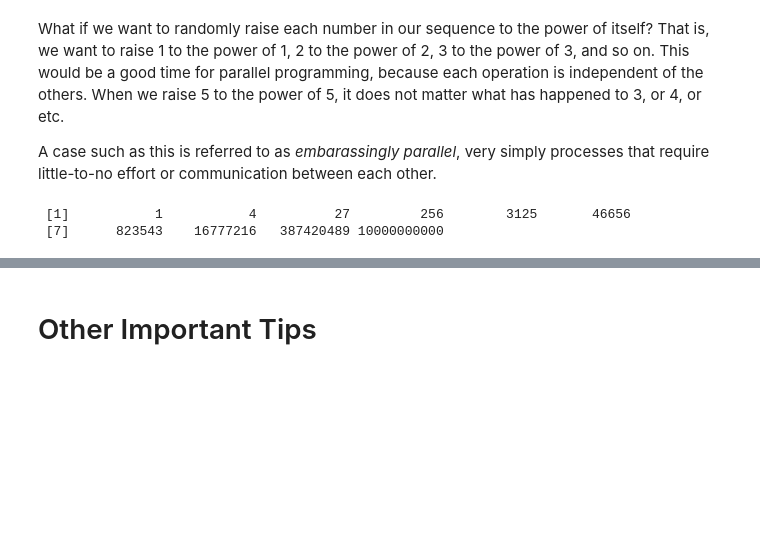
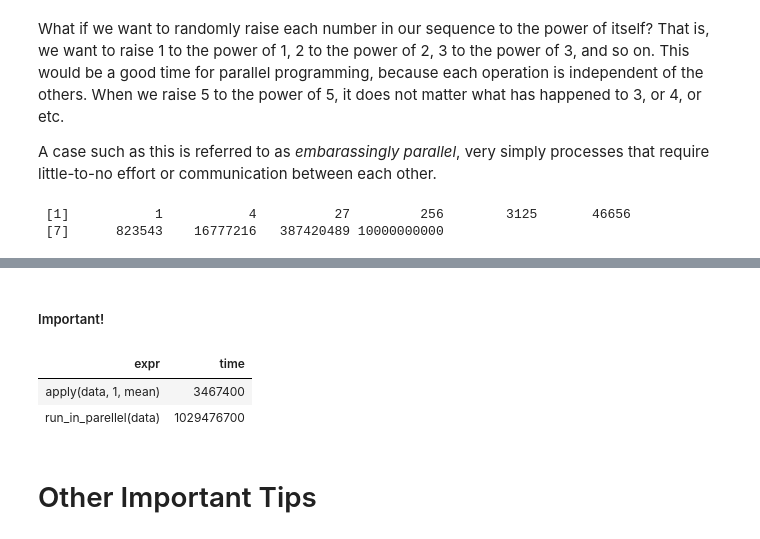
Before and after one commit to TylerTompa/Learn_R, a Jupyter notebook: Learn R Script Optimization.ipynb, the cells around one changed output, grey strips where cells are left out. Cells and saved outputs as stored; diff of their text form; code cells hidden in the pictures; blank space fills up the shorter version.

```diff
--- a/Learn R Script Optimization.ipynb
+++ b/Learn R Script Optimization.ipynb
@@ -301,3 +393,33 @@ x
+# %% [markdown]
+##### Important!
+# %%
+# IMPORTANT!
+# One more thing to keep in mind:
+# When using multiple cores, each one must communicate with each other.
+# This communication also takes time, and if the script is already fast enough,
+# then running in parallel could end up taking longer.
+# For this reason, we should always benchmark each option to make sure it's worth it.
+# In the previous examples, running in parallel has been faster, but if we use a smaller dataset?
+
+n <- 1e3
+data <- matrix(sample(n, n, replace=TRUE), nrow=n)
+
+run_in_parellel <- function (input) {
+    cores_to_use <- detectCores() - 1
+    cluster <- makeCluster(cores_to_use)
+    parApply(cluster, input, 1, mean)
+    stopCluster(cluster)
+}
+
+microbenchmark( apply(data, 1, mean),
+              run_in_parellel(data),
+              times = 1)
+
+# In this case, the extra speed does not make up for the time spent communicating between each core.
+# %% [output]
+| expr | time |
+| apply(data, 1, mean) | 3467400 |
+| run_in_parellel(data) | 1029476700 |
 # %% [markdown]
 # Other Important Tips
 # %% [markdown]
```
Also changed, not shown: parts of 7 cells of this notebook.
